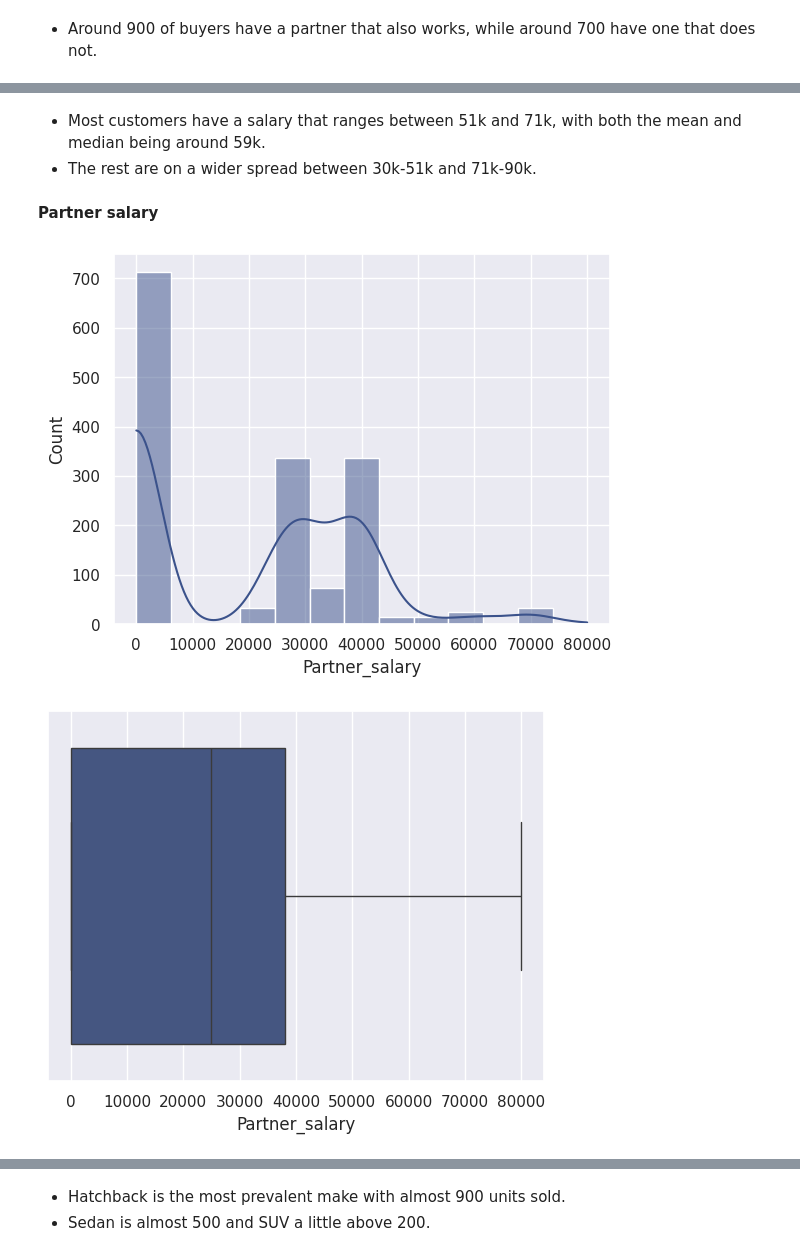
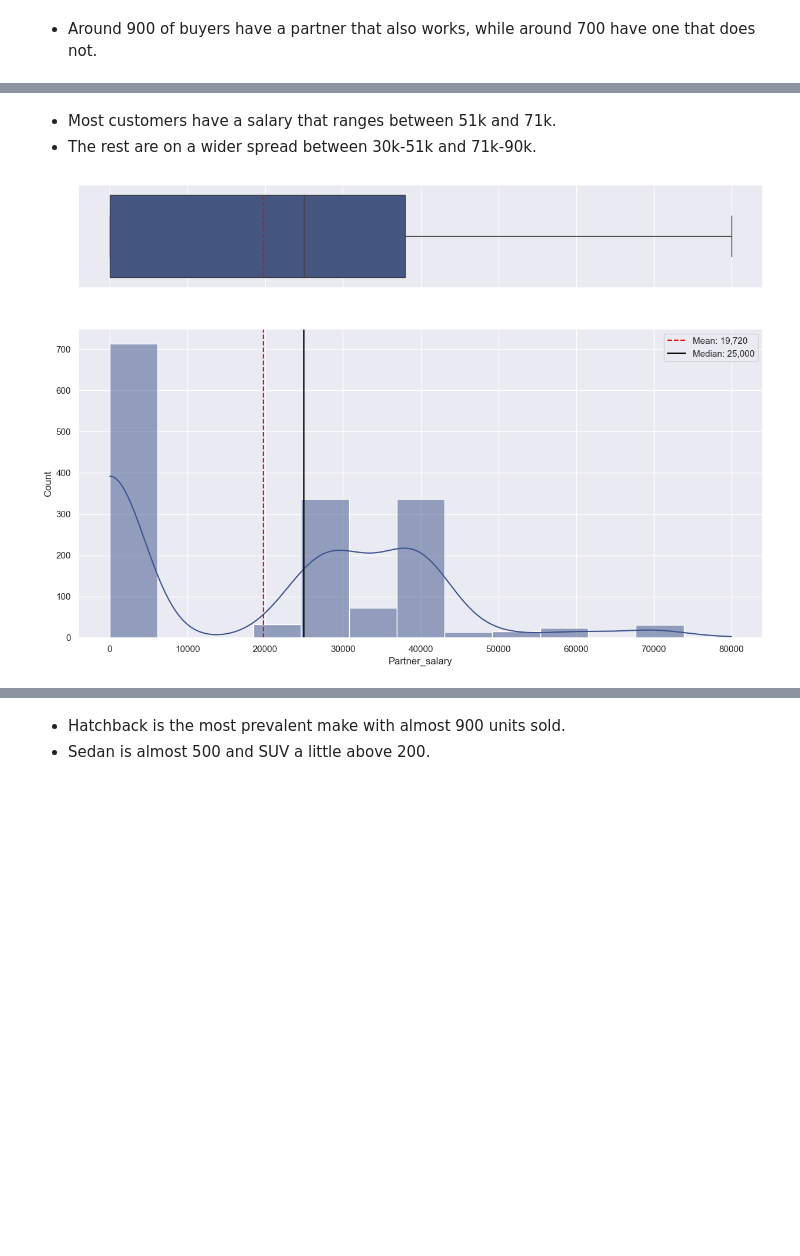
Before and after one commit to berns722/buyer-profiling, a Jupyter notebook: notebooks/exploration.ipynb, the cells around one changed output, grey strips where cells are left out. Cells and saved outputs as stored; diff of their text form; code cells hidden in the pictures; blank space fills up the shorter version.

```diff
--- a/notebooks/exploration.ipynb
+++ b/notebooks/exploration.ipynb
@@ -55,6 +57,4 @@ Drive already mounted at /content/drive; to attempt to forcibly remount, call dr
 # %%
-import pandas as pd
-
-df = pd.read_csv('/content/drive/MyDrive/Project: Foundations of Data-driven Decision-Making: Austo/austo_automobile.csv')
-df.head()
+df = pd.read_csv('../data/austo_automobile.csv')
+head_and_tail(df)
 # %% [output]
@@ -275,16 +230,10 @@ plt.show()
 # %% [markdown]
-*   Most customers have a salary that ranges between 51k and 71k, with both the mean and median being around 59k.
+*   Most customers have a salary that ranges between 51k and 71k.
 *   The rest are on a wider spread between 30k-51k and 71k-90k.
-# %% [markdown]
-**Partner salary**
 # %%
-sns.histplot(data=df,x='Partner_salary', kde=True)
-plt.show()
-sns.boxplot(data=df,x='Partner_salary')
-plt.show()
+histogram_boxplot(df, "Partner_salary", kde=True)
 # %% [output]
-[figure, old version]
+[figure, new version]
-[figure, removed]
 # %% [markdown]
 *   Most partners have no salary, which coincides with the information on the 'Partner_working' column, since all of those who are not working would represent the concentration of data at the start of this graph.
 *   Out of the ones working, they mostly make between 25k and 45k, with some skew to the right after that.
```
Also changed, not shown: parts of 77 cells of this notebook, 1 other file.
